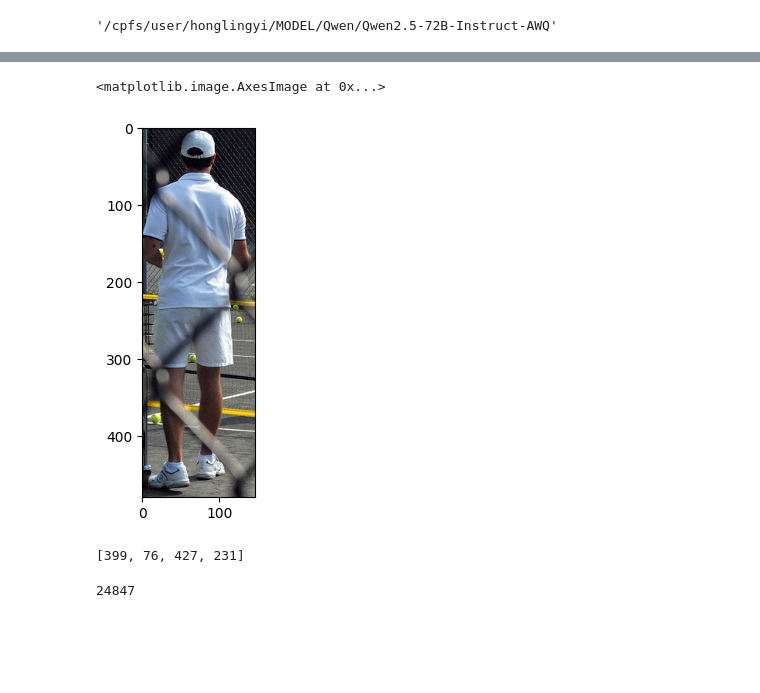
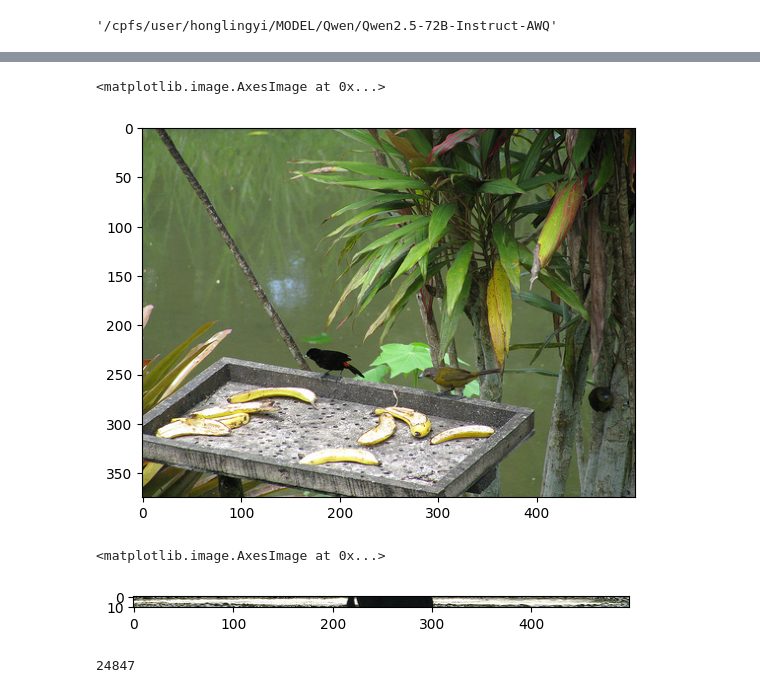
Before and after one commit to Visual-Agent/DeepEyes, a Jupyter notebook: test.ipynb, the cells around one changed output, grey strips where cells are left out. Saved outputs shown, nothing was run; the diff lists cells and outputs as text; code cells hidden in the pictures; blank space fills up the shorter version.

```diff
--- a/test.ipynb
+++ b/test.ipynb
@@ -331,32 +380,25 @@ def maybe_resize_bbox(bbox):
 # %%
 import matplotlib.pyplot as plt
 import base64
 import requests
 from PIL import Image
 from io import BytesIO
 
-question = "Is the woman to the left or to the right of the man who is holding the camera?"
-image_path = "/cpfs/user/honglingyi/DATA/LLM/Vstar/coco2014/train2014/COCO_train2014_000000155450.jpg"
-# bbox = [202, 190, 6, 14]
-bbox = [
-                    90.61,
-                    125.12,
-                    90.61+146.69,
-                    125.12+480.36
-                ]
-
-bbox = maybe_resize_bbox(bbox)
-
+question = "What is the name of the watercraft to the left of the individual who is sporting a timepiece?"
+image_path = "/cpfs/user/honglingyi/DATA/LLM/Vstar/gqa/images/2332002.jpg"
 image = Image.open(image_path).convert("RGB")
-cropped_image = image.crop(bbox)
-plt.imshow(cropped_image)
+plt.imshow(image)
 # %% [output]
 <matplotlib.image.AxesImage at 0x...>
-[figure, old version]
+[figure, new version]
-# %%
-bbox
-# %% [output]
-[399, 76, 427, 231]
+# %%
+bbox = [0, 176, 499, 187]
+# bbox = maybe_resize_bbox(bbox)
+cropped_image = image.crop(bbox)
+plt.imshow(cropped_image)
+# %% [output]
+<matplotlib.image.AxesImage at 0x...>
+[figure, added]
 # %%
 import json
 with open('data/vlagent/distilled/GQA_1t_fail.json', 'r') as f:
```
Also changed, not shown: parts of 9 cells of this notebook, 12 other files.
